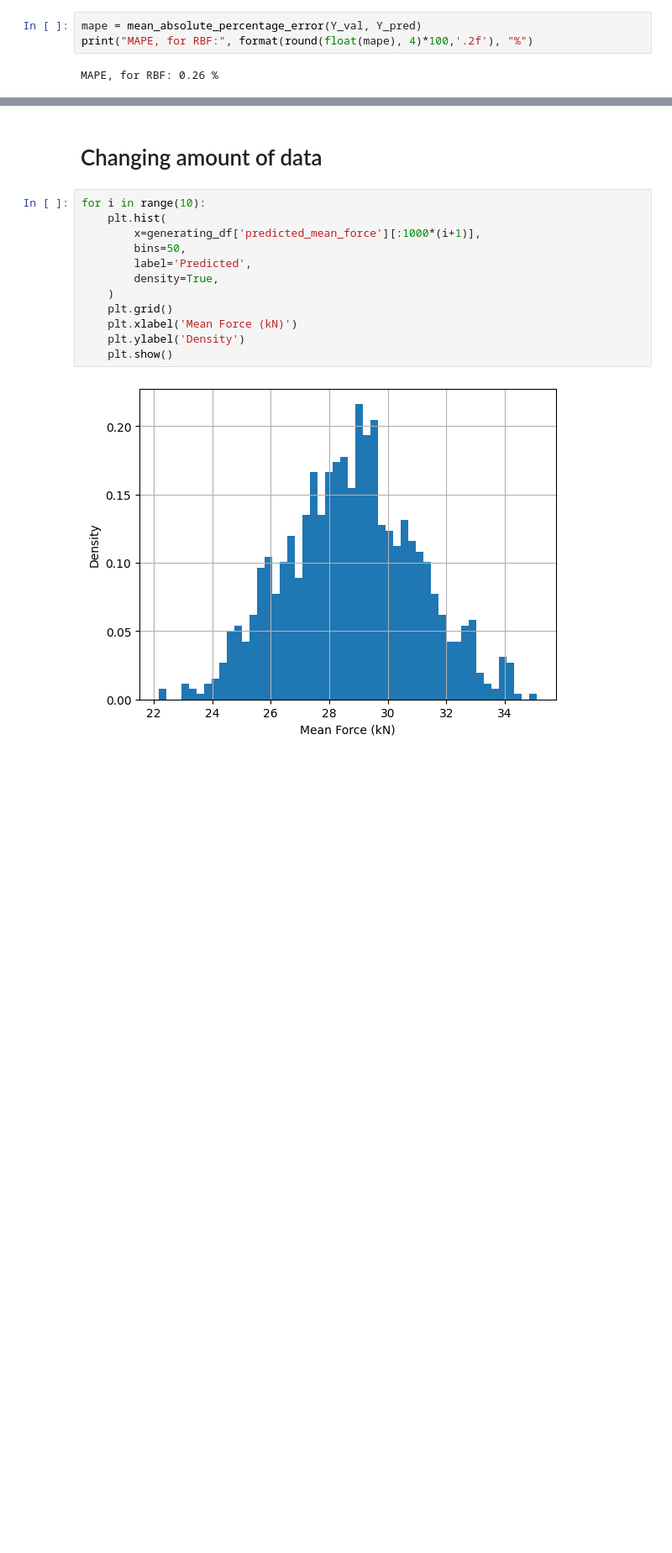
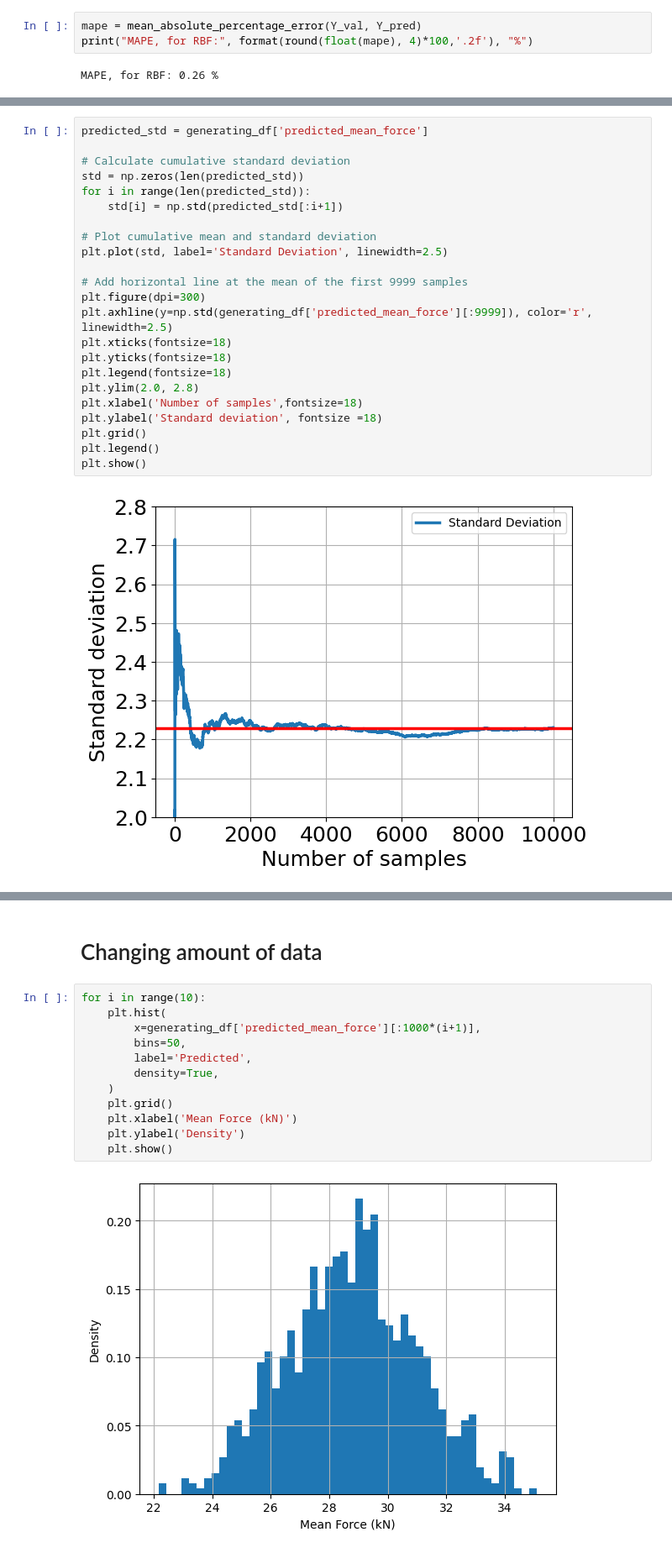
Before and after one commit to magnufoy/Surrogate-modeling, a Jupyter notebook: Monte_Carlo_10000/Generate_data_for_monte_carlo.ipynb, the cells around one changed output, grey strips where cells are left out. Shown at 84% size. Cells and saved outputs as stored; diff of their text form; blank space fills up the shorter version.

```diff
--- a/Monte_Carlo_10000/Generate_data_for_monte_carlo.ipynb
+++ b/Monte_Carlo_10000/Generate_data_for_monte_carlo.ipynb
@@ -147,3 +162,28 @@ plt.grid()
+# %%
+predicted_std = generating_df['predicted_mean_force']
+
+# Calculate cumulative standard deviation
+std = np.zeros(len(predicted_std))
+for i in range(len(predicted_std)):
+    std[i] = np.std(predicted_std[:i+1])
+
+# Plot cumulative mean and standard deviation
+plt.plot(std, label='Standard Deviation', linewidth=2.5)
+
+# Add horizontal line at the mean of the first 9999 samples
+plt.figure(dpi=300)
+plt.axhline(y=np.std(generating_df['predicted_mean_force'][:9999]), color='r', linewidth=2.5)
+plt.xticks(fontsize=18)
+plt.yticks(fontsize=18)
+plt.legend(fontsize=18)
+plt.ylim(2.0, 2.8)
+plt.xlabel('Number of samples',fontsize=18)
+plt.ylabel('Standard deviation', fontsize =18)
+plt.grid()
+plt.legend()
+plt.show()
+# %% [output]
+[figure, added]
 # %%
 plt.figure(figsize=(10, 6), dpi=300)
 plt.hist(
```
Also changed, not shown: parts of 6 cells of this notebook, 1 other file.
